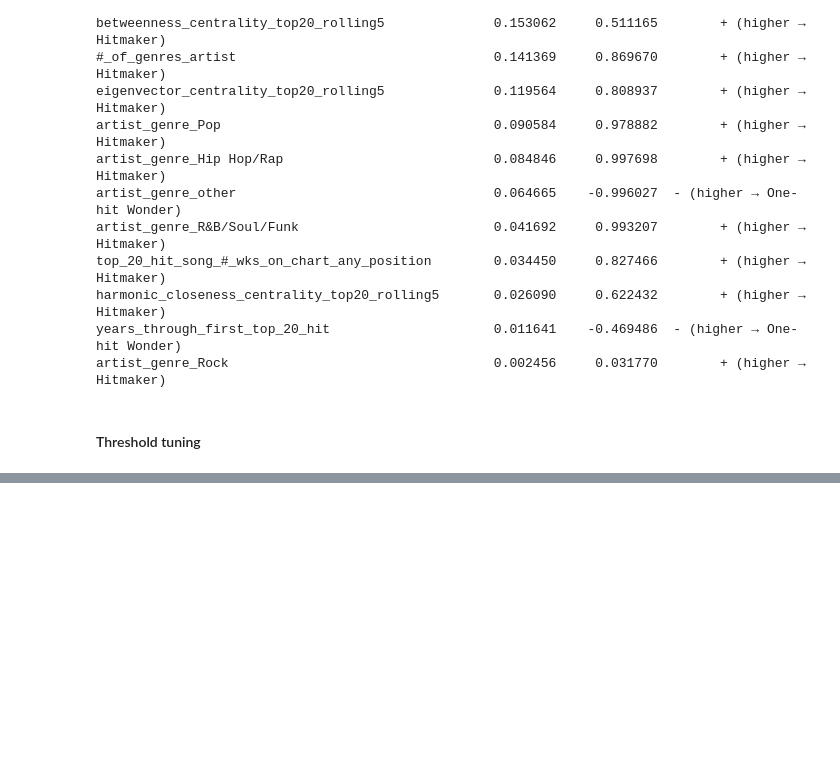
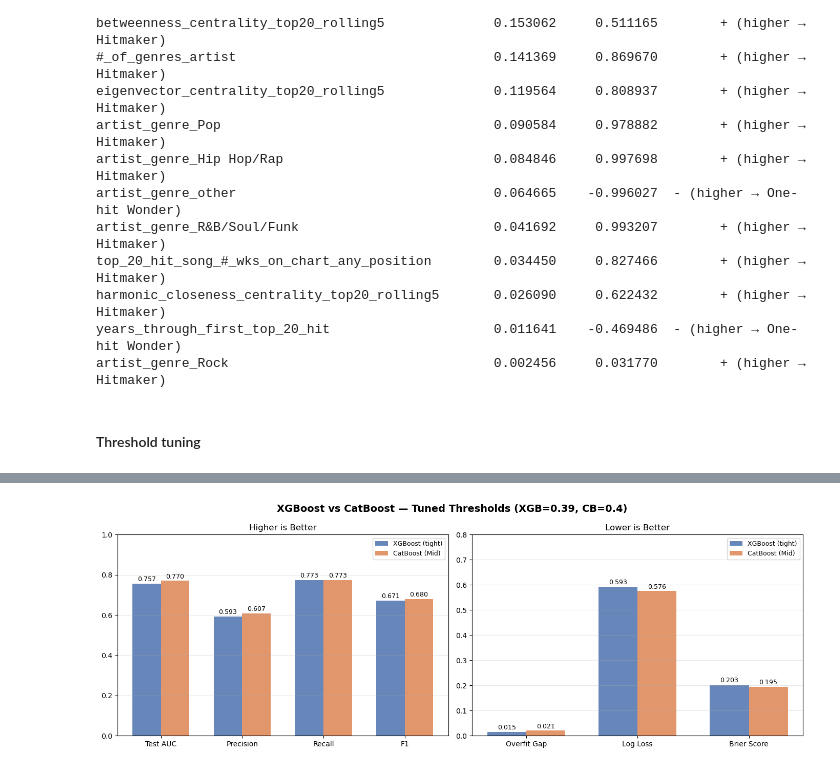
Before and after one commit to Erdos-Projects/spring-2026-hitmakers, a Jupyter notebook: ml_sandbox_18_catboost.ipynb, the cells around one changed output, grey strips where cells are left out. Cells and saved outputs as stored; diff of their text form; code cells hidden in the pictures; blank space fills up the shorter version.

Commit message:
Final model comparison

```diff
--- a/ml_sandbox_18_catboost.ipynb
+++ b/ml_sandbox_18_catboost.ipynb
@@ -1151,0 +1212,90 @@ One-hit Wonder       0.76      0.71      0.73        86
+# %%
+import pandas as pd
+from sklearn.metrics import roc_auc_score, log_loss, brier_score_loss, precision_score, recall_score, f1_score
+
+# ── Thresholds ──
+thresh_xgb_default = 0.50
+thresh_xgb_tuned   = 0.39
+thresh_cb_default  = 0.50
+thresh_cb_tuned    = 0.40
+
+y_pred_cb_default = (y_proba >= thresh_cb_default).astype(int)
+y_pred_cb_tuned   = (y_proba >= thresh_cb_tuned).astype(int)
+
+cb_auc   = round(roc_auc_score(y_test, y_proba), 3)
+cb_train = round(roc_auc_score(y_train, y_proba_train), 3)
+cb_gap   = round(cb_train - cb_auc, 3)
+cb_ll    = round(log_loss(y_test, y_proba), 3)
+cb_bs    = round(brier_score_loss(y_test, y_proba), 3)
+
+# ── Comparison tables ──
+rows_default = [
+    {'Model': 'XGBoost (tight)',  'Threshold': thresh_xgb_default, 'Test AUC': 0.757, 'Overfit Gap': 0.015,
+     'Log Loss': 0.593, 'Brier Score': 0.203, 'Precision': 0.678, 'Recall': 0.606, 'F1': 0.640},
+    {'Model': 'CatBoost (Mid)',   'Threshold': thresh_cb_default,  'Test AUC': cb_auc, 'Overfit Gap': cb_gap,
+     'Log Loss': cb_ll, 'Brier Score': cb_bs,
+     'Precision': round(precision_score(y_test, y_pred_cb_default), 3),
+     'Recall':    round(recall_score(y_test, y_pred_cb_default), 3),
+     'F1':        round(f1_score(y_test, y_pred_cb_default), 3)},
+]
+rows_tuned = [
+    {'Model': 'XGBoost (tight)',  'Threshold': thresh_xgb_tuned, 'Test AUC': 0.757, 'Overfit Gap': 0.015,
+     'Log Loss': 0.593, 'Brier Score': 0.203, 'Precision': 0.593, 'Recall': 0.773, 'F1': 0.671},
+    {'Model': 'CatBoost (Mid)',   'Threshold': thresh_cb_tuned,  'Test AUC': cb_auc, 'Overfit Gap': cb_gap,
+     'Log Loss': cb_ll, 'Brier Score': cb_bs,
+     'Precision': round(precision_score(y_test, y_pred_cb_tuned), 3),
+     'Recall':    round(recall_score(y_test, y_pred_cb_tuned), 3),
+     'F1':        round(f1_score(y_test, y_pred_cb_tuned), 3)},
+]
+
+df_default = pd.DataFrame(rows_default).set_index('Model')
+df_tuned   = pd.DataFrame(rows_tuned).set_index('Model')
+
+print('── Default threshold (0.50 vs 0.50) ──')
+print(df_default.to_string())
+print()
+print(f'── Tuned threshold (XGB={thresh_xgb_tuned}, CatBoost={thresh_cb_tuned}) ──')
+print(df_tuned.to_string())
+
+# ── Bar charts — tuned threshold ──
+models = ['XGBoost (tight)', 'CatBoost (Mid)']
+colors = ['#4C72B0', '#DD8452']
+
+fig, axes = plt.subplots(1, 2, figsize=(14, 5))
+fig.suptitle(f'XGBoost vs CatBoost — Tuned Thresholds (XGB={thresh_xgb_tuned}, CB={thresh_cb_tuned})',
+             fontsize=14, fontweight='bold')
+
+# Higher is better
+metrics_high = ['Test AUC', 'Precision', 'Recall', 'F1']
+xgb_high = [df_tuned.loc['XGBoost (tight)', m] for m in metrics_high]
+cb_high  = [df_tuned.loc['CatBoost (Mid)',  m] for m in metrics_high]
+
+x = np.arange(len(metrics_high))
+w = 0.35
+axes[0].bar(x - w/2, xgb_high, w, label=models[0], color=colors[0], alpha=0.85)
+axes[0].bar(x + w/2, cb_high,  w, label=models[1], color=colors[1], alpha=0.85)
+for i, (a, b) in enumerate(zip(xgb_high, cb_high)):
+    axes[0].text(i - w/2, a + 0.005, f'{a:.3f}', ha='center', va='bottom', fontsize=9)
+    axes[0].text(i + w/2, b + 0.005, f'{b:.3f}', ha='center', va='bottom', fontsize=9)
+axes[0].set_xticks(x); axes[0].set_xticklabels(metrics_high)
+axes[0].set_ylim(0, 1.0); axes[0].set_title('Higher is Better', fontsize=12)
+axes[0].legend(fontsize=9); axes[0].grid(axis='y', alpha=0.3)
+
+# Lower is better
+metrics_low = ['Overfit Gap', 'Log Loss', 'Brier Score']
+xgb_low = [df_tuned.loc['XGBoost (tight)', m] for m in metrics_low]
+cb_low  = [df_tuned.loc['CatBoost (Mid)',  m] for m in metrics_low]
+
+x = np.arange(len(metrics_low))
+axes[1].bar(x - w/2, xgb_low, w, label=models[0], color=colors[0], alpha=0.85)
+axes[1].bar(x + w/2, cb_low,  w, label=models[1], color=colors[1], alpha=0.85)
+for i, (a, b) in enumerate(zip(xgb_low, cb_low)):
+    axes[1].text(i - w/2, a + 0.003, f'{a:.3f}', ha='center', va='bottom', fontsize=9)
+    axes[1].text(i + w/2, b + 0.003, f'{b:.3f}', ha='center', va='bottom', fontsize=9)
+axes[1].set_xticks(x); axes[1].set_xticklabels(metrics_low)
+axes[1].set_ylim(0, 0.8); axes[1].set_title('Lower is Better', fontsize=12)
+axes[1].legend(fontsize=9); axes[1].grid(axis='y', alpha=0.3)
+
+plt.tight_layout()
+plt.show()
+# %% [output]
@@ -1151,0 +1313 @@ One-hit Wonder       0.76      0.71      0.73        86
+[figure, added]
```
Also changed, not shown: parts of 8 cells of this notebook.
